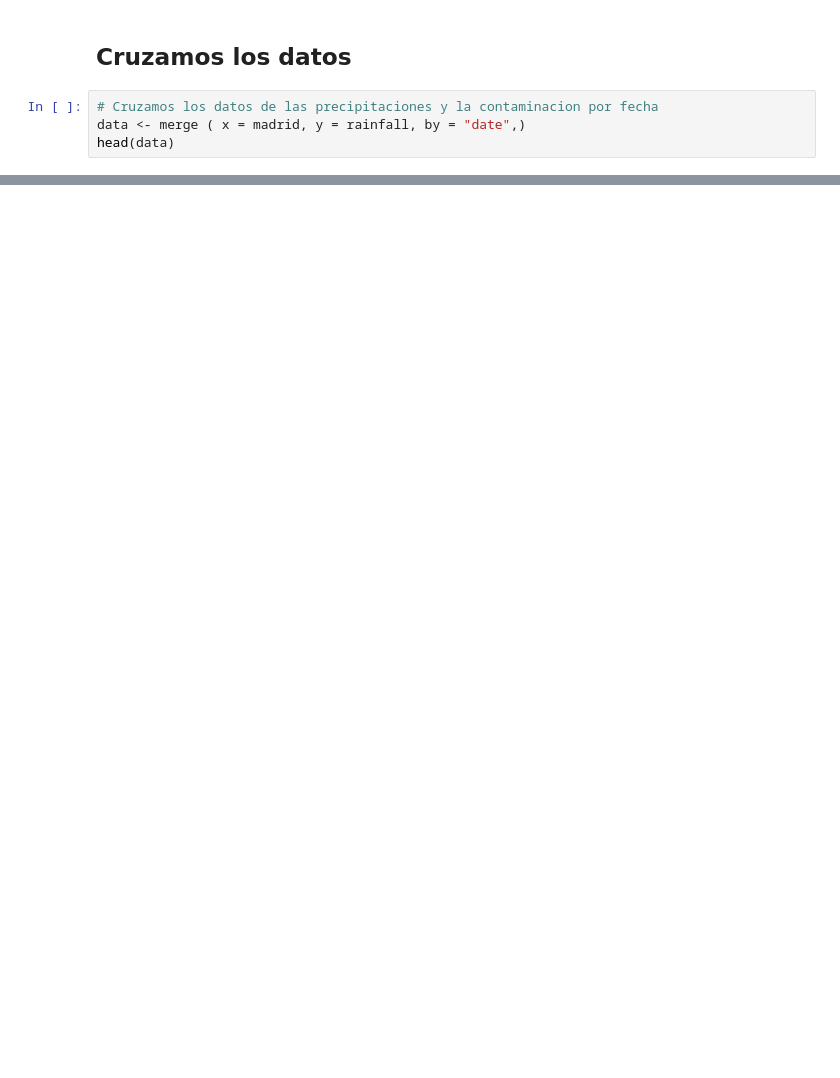
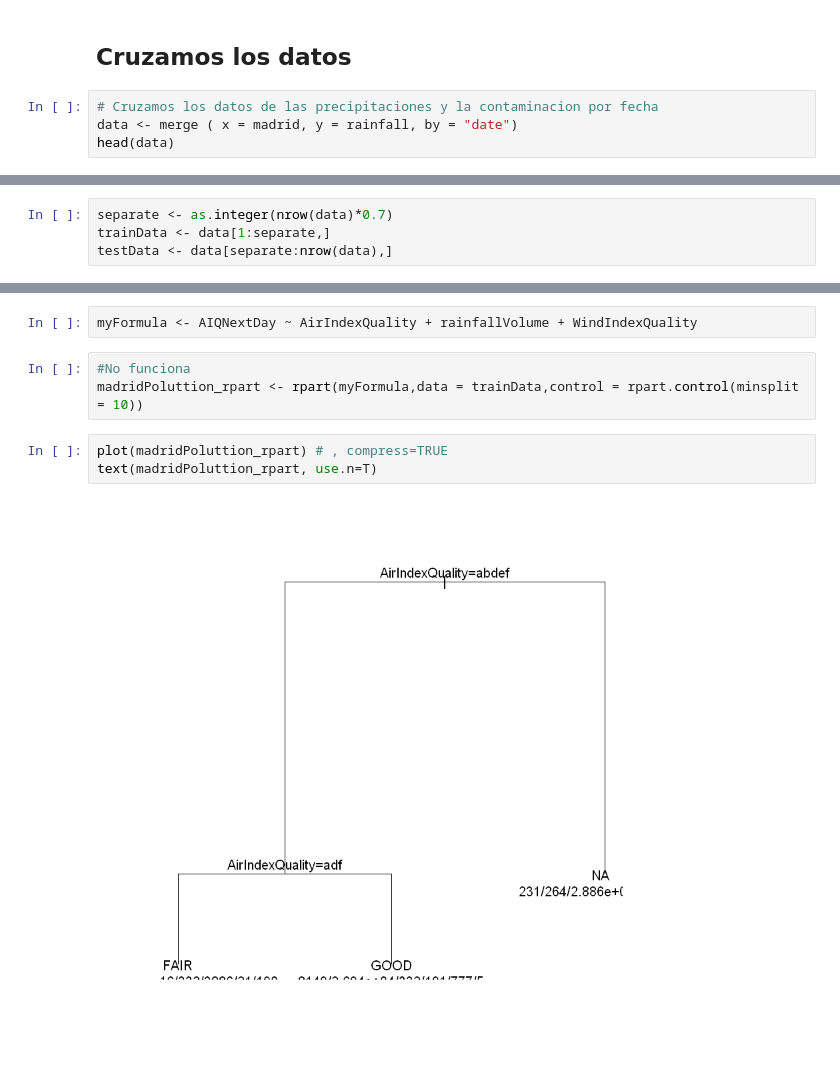
Before and after one commit to manumonforte/DataMining-BigDataParadigm, a Jupyter notebook: Estudio.ipynb, the cells around one changed output, grey strips where cells are left out. Saved outputs shown, nothing was run; the diff lists cells and outputs as text; blank space fills up the shorter version.

```diff
--- a/Estudio.ipynb
+++ b/Estudio.ipynb
@@ -616,7 +650,7 @@ tail(wind)
 ## Cruzamos los datos
 # %%
 # Cruzamos los datos de las precipitaciones y la contaminacion por fecha
-data <- merge ( x = madrid, y = rainfall, by = "date",)
+data <- merge ( x = madrid, y = rainfall, by = "date")
 head(data)
 # %% [output]
 | date | station | CO | NO_2 | O_3 | PM10 | SO_2 | worseAirIndex | AirIndexQuality | AIQNextDay | ... |
@@ -641,0 +722,4 @@ head(data)
+# %%
+separate <- as.integer(nrow(data)*0.7)
+trainData <- data[1:separate,]
+testData <- data[separate:nrow(data),]
@@ -641,0 +744,10 @@ head(data)
+# %%
+myFormula <- AIQNextDay ~ AirIndexQuality + rainfallVolume + WindIndexQuality
+# %%
+#No funciona
+madridPoluttion_rpart <- rpart(myFormula,data = trainData,control = rpart.control(minsplit = 10))
+# %%
+plot(madridPoluttion_rpart) # , compress=TRUE
+text(madridPoluttion_rpart, use.n=T)
+# %% [output]
+[figure, added]
```
Also changed, not shown: parts of 18 cells of this notebook.
